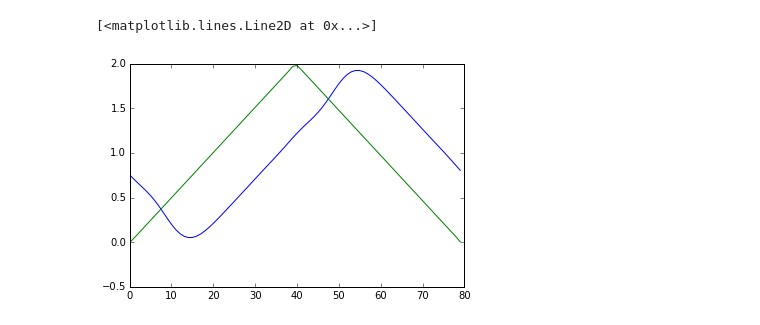
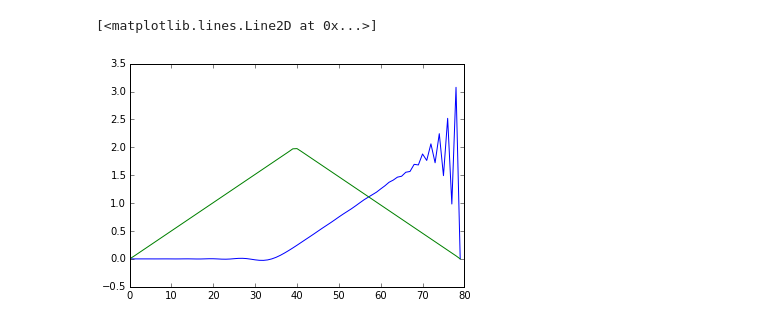
Before and after one commit to anujmenta/ant, a Jupyter notebook: notebooks/Lax Wenderoff.ipynb, the cells around one changed output. Drawn from its saved outputs; the diff is of its cells as text; code cells hidden in the pictures.

```diff
--- a/notebooks/Lax Wenderoff.ipynb
+++ b/notebooks/Lax Wenderoff.ipynb
@@ -18,24 +18,22 @@ def lax_wend(c):
 
 
     # Intializing U
-    # u = 0; for x = 0; y = 0
-    # u = x**2 along y = 4; 0< x < 4
-    # u = 16*y along x = 4; 0 < y < 4
-    # U[0:int(1/dx),0] = 0
     U[0:int(2/dx), 0] = X[0:int(2/dx)]+2
     U[int(2/dx):, 0] = 2 - X[int(2/dx):]
-
+    U[0, :] = 0
+    U[m-1, : ] = 0
     for i in range(0, n-1):
-        for j in range(0, m):
-            U[j, i+1] = U[j,i] - nu*(U[(j+1)%m,i] - U[(j-1+m)%m, i])/2 + (nu**2)*(U[(j+1)%m, i] - 2*U[j,i] + U[(j-1+m)%m, i])/2
+        for j in range(1, m-1):
+            U[j, i+1] = U[j,i] - nu*(U[j+1,i] - U[j-1, i])/2 + (nu**2)*(U[j+1, i] - 2*U[j,i] + U[j-1, i])/2
 
     return U
 # %%
 %matplotlib inline
 
 import matplotlib.pyplot as plt
-U1, U2 = lax_wend(1), lax_wend(0.001)
-plt.plot(U1[:, 220]);plt.plot(U2[:, 220])
+U1 = lax_wend(.2)
+U2 = lax_wend(0.001)
+plt.plot(U1[:, 220]);plt.plot(U2[:, 100])
 # %% [output]
 [<matplotlib.lines.Line2D at 0x...>]
-[figure, old version]
+[figure, new version]
```
Also changed, not shown: 3 other files.
